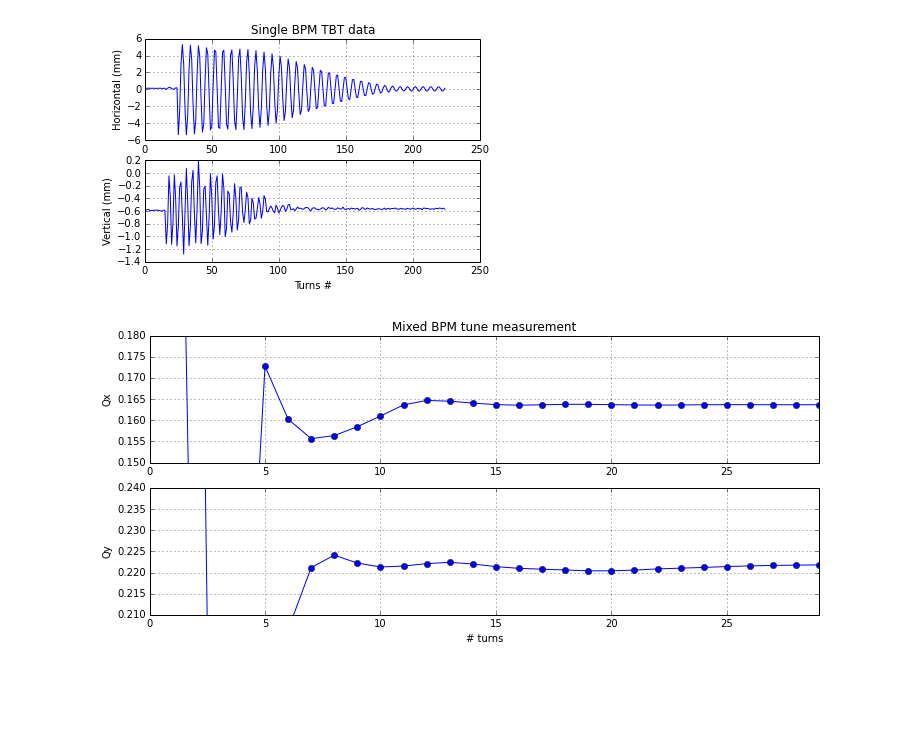
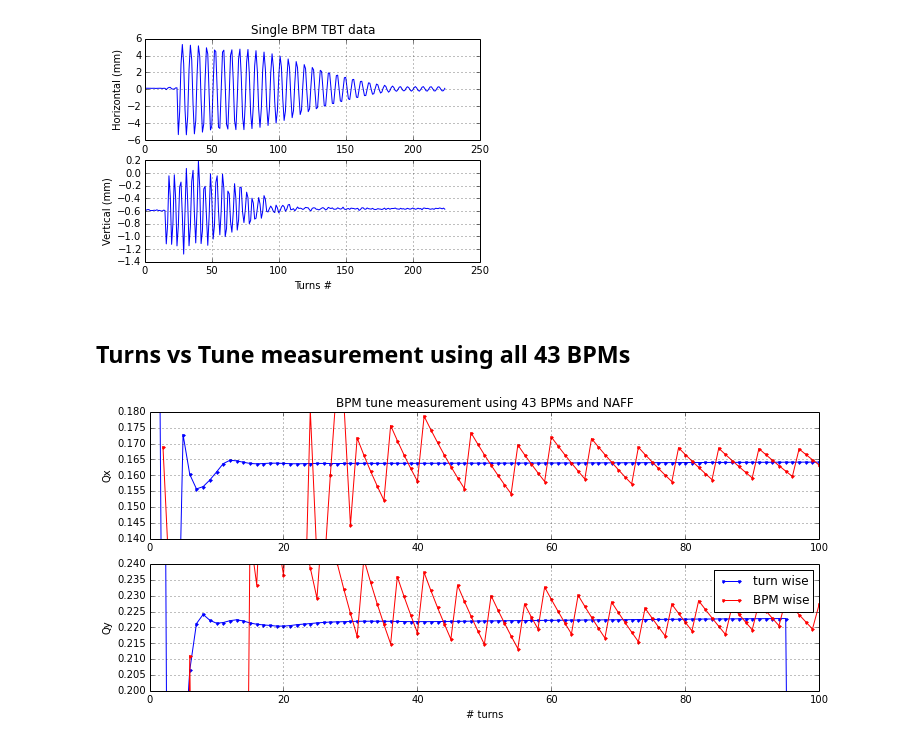
Before and after one commit to levondov/ALS_Research, a Jupyter notebook: mixed_tune_meas/data/mixed_BPMs.ipynb, the cells around one changed output. Saved outputs shown, nothing was run; the diff lists cells and outputs as text; code cells hidden in the pictures; blank space fills up the shorter version.

```diff
--- a/mixed_tune_meas/data/mixed_BPMs.ipynb
+++ b/mixed_tune_meas/data/mixed_BPMs.ipynb
@@ -17,3 +15,29 @@ data5 = np.genfromtxt('TBT_BPM21.txt')
+# %%
+mix_2 = np.genfromtxt('NAFF_mixed_2BPM.txt',dtype=np.str)
+stack_2 = np.genfromtxt('NAFF_stacked_2BPM.txt',dtype=np.str)
+mix_3 = np.genfromtxt('NAFF_mixed_3BPM.txt',dtype=np.str)
+stack_3 = np.genfromtxt('NAFF_stacked_3BPM.txt',dtype=np.str)
+mix_4 = np.genfromtxt('NAFF_mixed_4BPM.txt',dtype=np.str)
+stack_4 = np.genfromtxt('NAFF_stacked_4BPM.txt',dtype=np.str)
+mix_6 = np.genfromtxt('NAFF_mixed_6BPM.txt',dtype=np.str)
+stack_6 = np.genfromtxt('NAFF_stacked_6BPM.txt',dtype=np.str)
+mix_12 = np.genfromtxt('NAFF_mixed_12BPM.txt',dtype=np.str)
+stack_12 = np.genfromtxt('NAFF_stacked_12BPM.txt',dtype=np.str)
+mix_43 = np.genfromtxt('NAFF_mixed.txt',dtype=np.str)
+stack_43 = np.genfromtxt('NAFF_stacked.txt',dtype=np.str)
+TBT_Pinger = np.genfromtxt('TBT_BPM21.txt')
+
+data = np.array([mix_2, stack_2, mix_3, stack_3, mix_4,
+                 stack_4, mix_6, stack_6, mix_12, stack_12, mix_43, stack_43])
+
+# Remove NaN in data and change dtype to float
+for k in range(0,len(data)):
+    for i,clm in enumerate(data[k].T):
+        for j,tmp in enumerate(clm):
+            if tmp =='NaN':
+                data[k][j,i] = np.nan
+            else:
+                data[k][j,i] = float(tmp)
 # %%
 figure(5)
 plt.subplot(2,1,1)
@@ -67,21 +56,23 @@ for i,clm in enumerate(data4.T):
+# %% [markdown]
+## Turns vs Tune measurement using all 43 BPMs
 # %%
 figure(1,figsize=(12,5))
 plt.subplot(2,1,1)
-#plt.plot(data1[:,2],data1[:,0],marker='.',color='b')
-plt.plot(data2[:,2],data2[:,0],marker='o',linestyle='-',color='b')
+plt.plot(data[10][:,2],data[10][:,0],marker='.',color='b')
+plt.plot(data[11][:,2],data[11][:,0],marker='.',linestyle='-',color='r')
 plt.grid(True)
 plt.ylabel('Qx')
-plt.title('Mixed BPM tune measurement')
-#plt.legend('TEST')
-plt.axis((0, len(data2[1:30,2]), 0.15,0.18))
+plt.title('BPM tune measurement using 43 BPMs and NAFF')
+plt.gca().set_ylim([0.14, 0.18])
 
 plt.subplot(2,1,2)
-#plt.plot(data1[:,2],data1[:,1],marker='.',color='b')
-plt.plot(data2[:,2],data2[:,1],marker='o',linestyle='-',color='b')
+plt.plot(data[10][:,2],data[10][:,1],marker='.',color='b')
+plt.plot(data[11][:,2],data[11][:,1],marker='.',linestyle='-',color='r')
 plt.grid(True)
 plt.xlabel('# turns')
 plt.ylabel('Qy')
-plt.axis((0, len(data2[1:30,2]), 0.21,0.24))
+plt.gca().set_ylim([0.20, 0.24])
+plt.legend(('turn wise','BPM wise'))
 plt.show()
 # %% [output]
-[figure, old version]
+[figure, new version]
```
Also changed, not shown: parts of 9 cells of this notebook, 32 other files.
